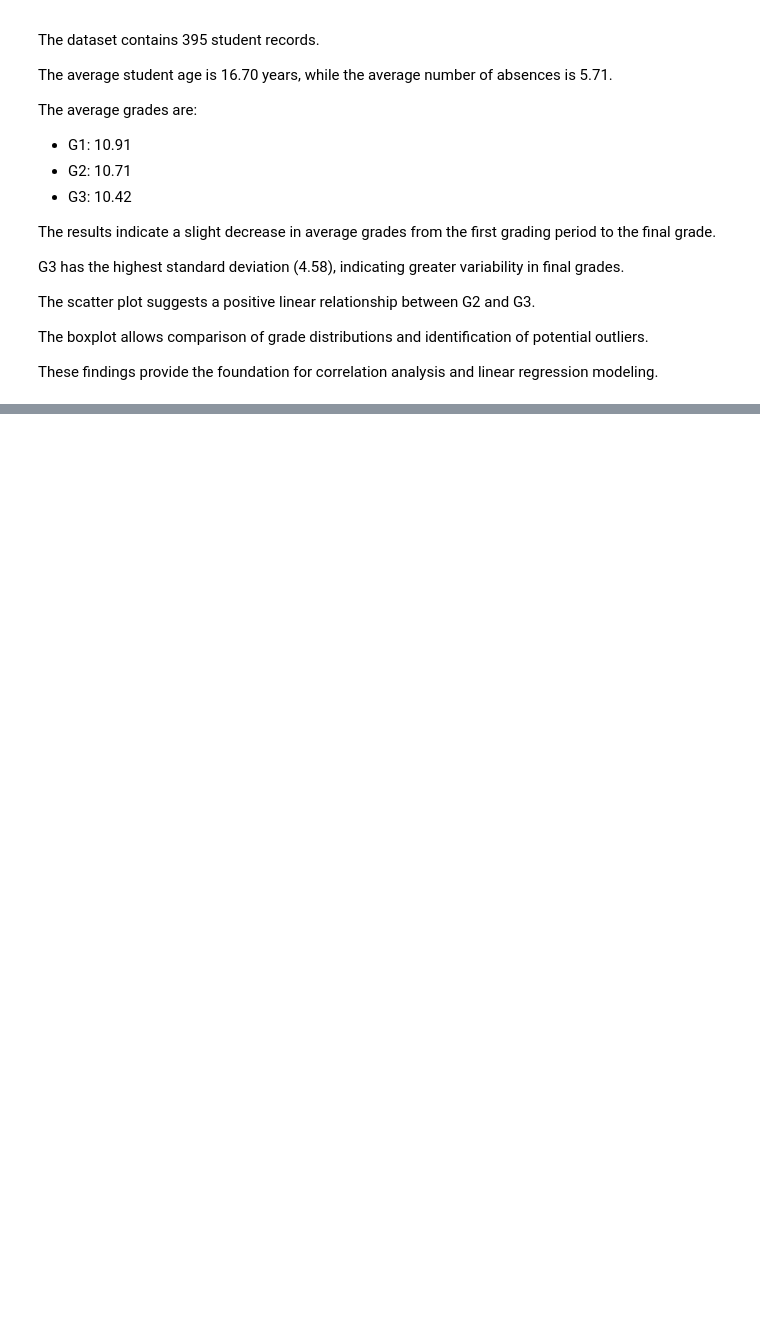
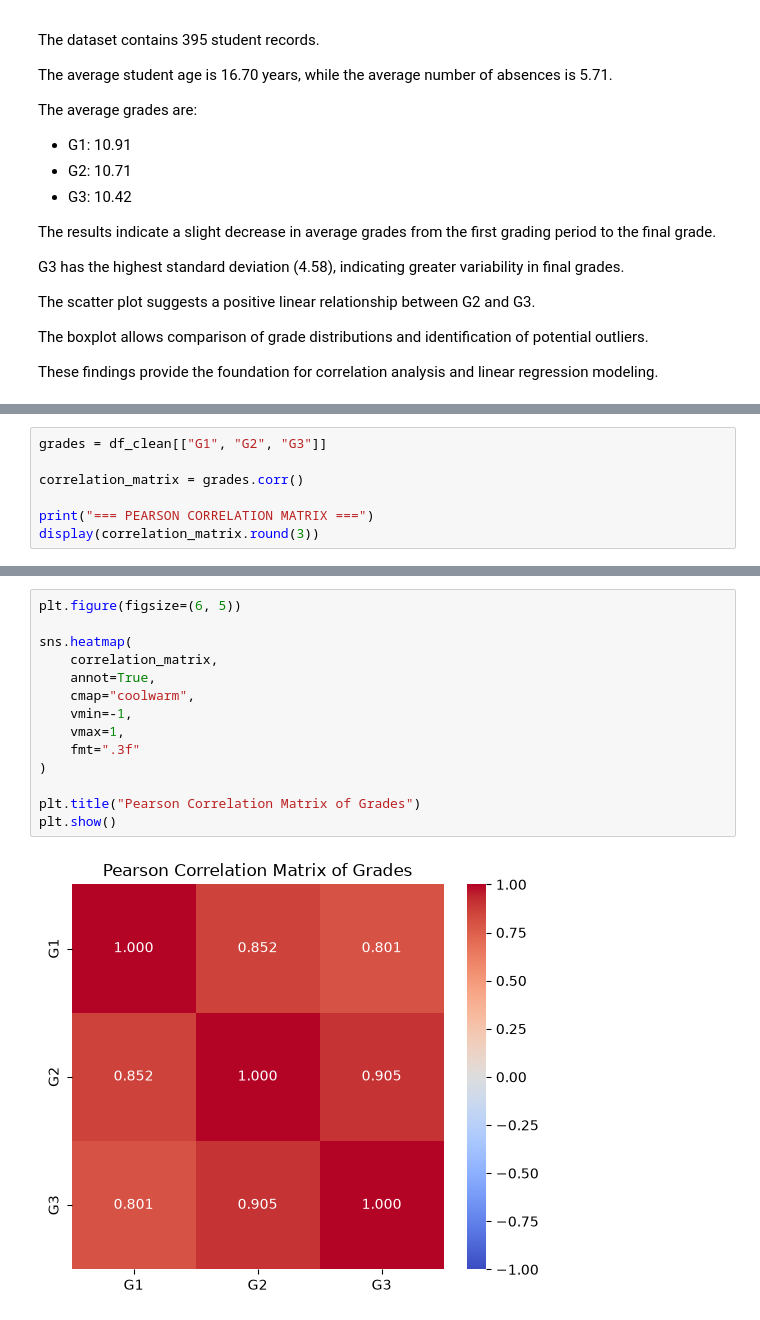
Before and after one commit to valonhajrediniii/data-analysis-project-1, a Jupyter notebook: analysis.ipynb, the cells around one changed output, grey strips where cells are left out. Cells and saved outputs as stored; diff of their text form; blank space fills up the shorter version.

Commit message:
Add correlation analysis of grade variables

```diff
--- a/analysis.ipynb
+++ b/analysis.ipynb
@@ -336,0 +342,7 @@ These findings provide the foundation for correlation analysis and linear regres
+# %%
+grades = df_clean[["G1", "G2", "G3"]]
+
+correlation_matrix = grades.corr()
+
+print("=== PEARSON CORRELATION MATRIX ===")
+display(correlation_matrix.round(3))
@@ -336,0 +355,16 @@ These findings provide the foundation for correlation analysis and linear regres
+# %%
+plt.figure(figsize=(6, 5))
+
+sns.heatmap(
+    correlation_matrix,
+    annot=True,
+    cmap="coolwarm",
+    vmin=-1,
+    vmax=1,
+    fmt=".3f"
+)
+
+plt.title("Pearson Correlation Matrix of Grades")
+plt.show()
+# %% [output]
+[figure, added]
```
Also changed, not shown: parts of 3 cells of this notebook.
